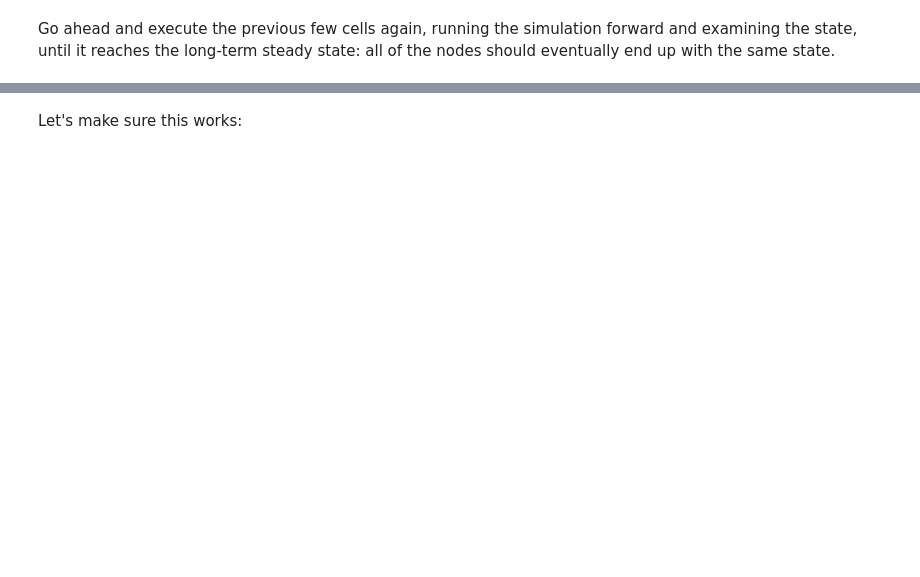
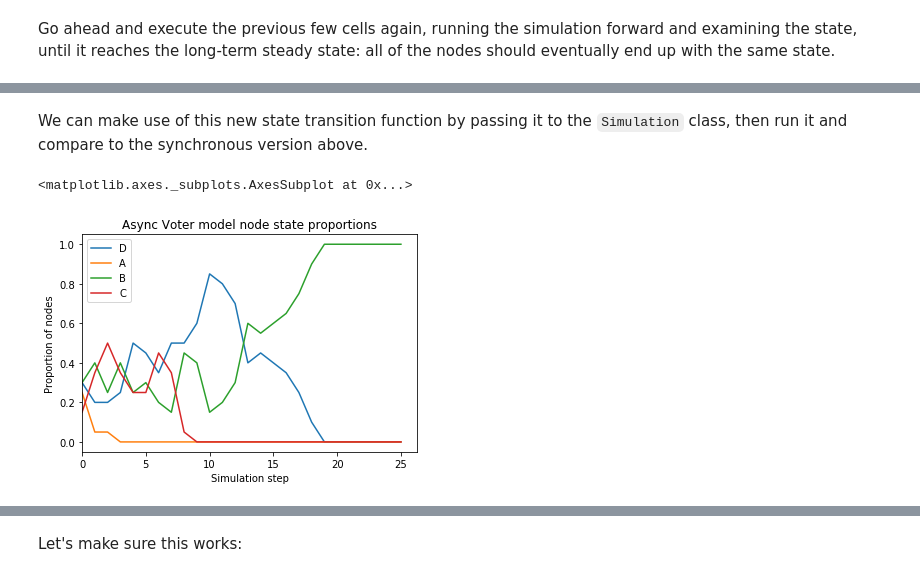
Before and after one commit to CambridgeUniversityPress/FirstCourseNetworkScience, a Jupyter notebook: tutorials/Chapter 7 Tutorial.ipynb, the cells around one changed output, grey strips where cells are left out. Drawn from its saved outputs; the diff is of its cells as text; code cells hidden in the pictures; blank space fills up the shorter version.

Commit message:
Add sections on sync vs. async updates and stop_condition

```diff
--- a/tutorials/Chapter 7 Tutorial.ipynb
+++ b/tutorials/Chapter 7 Tutorial.ipynb
@@ -392,0 +416,8 @@ Go ahead and execute the previous few cells again, running the simulation forwar
+# %%
+# This example is potentially biased, don't use it
+def state_transition_async(G, current_state):
+    for node in G.nodes:
+        if G.degree(node) > 0:
+            neighbor = random.choice(list(G.neighbors(node)))
+            current_state[node] = current_state[neighbor]
+    return current_state
@@ -392,0 +428,19 @@ Go ahead and execute the previous few cells again, running the simulation forwar
+# %%
+def state_transition_async(G, current_state):
+    # Randomizing the update order prevents bias
+    nodes_to_update = list(G.nodes)
+    random.shuffle(nodes_to_update)
+    for node in nodes_to_update:
+        if G.degree(node) > 0:
+            neighbor = random.choice(list(G.neighbors(node)))
+            current_state[node] = current_state[neighbor]
+    return current_state
+# %% [markdown]
+We can make use of this new state transition function by passing it to the `Simulation` class, then run it and compare to the synchronous version above.
+# %%
+sim = Simulation(G, initial_state, state_transition_async, name='Async Voter model')
+sim.run(25)
+sim.plot()
+# %% [output]
+<matplotlib.axes._subplots.AxesSubplot at 0x...>
+[figure, added]
```
Also changed, not shown: parts of 44 cells of this notebook, 1 other file.
